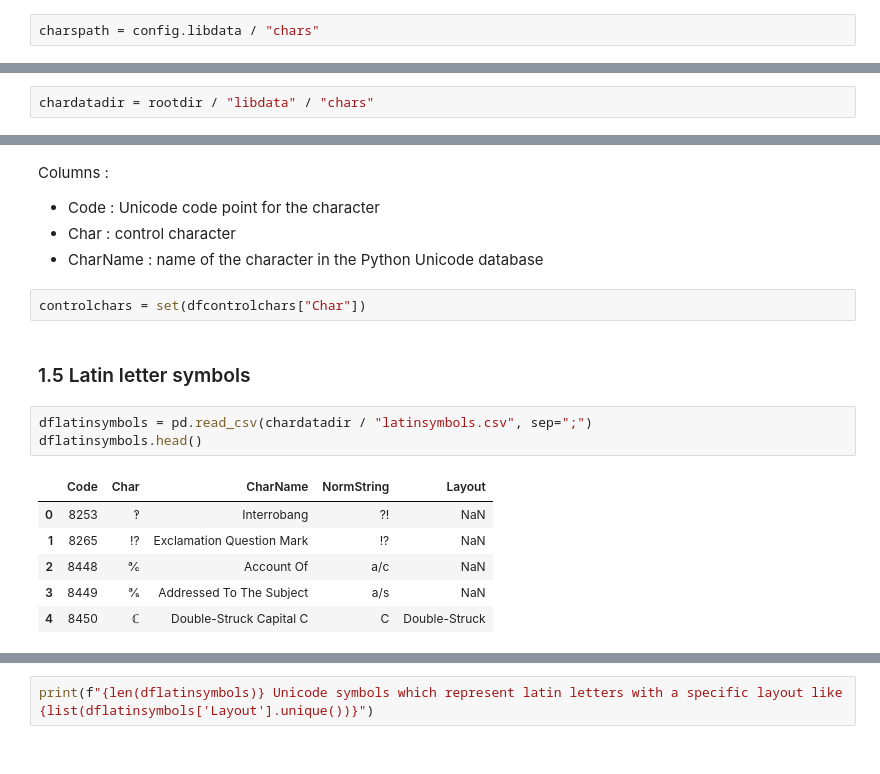
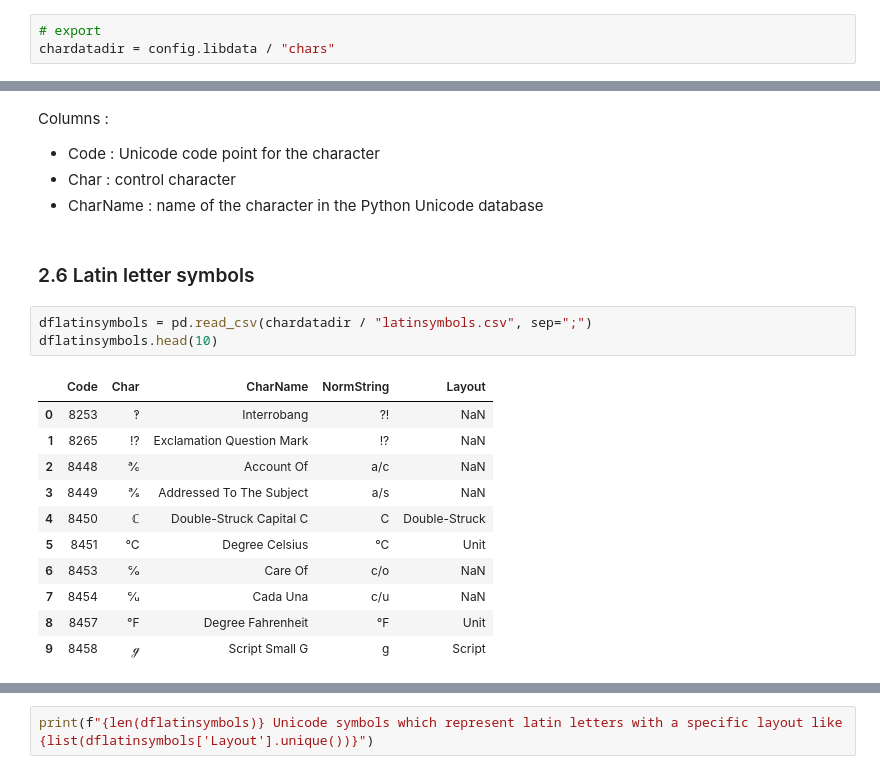
Before and after one commit to laurentprudhon/frenchtext, a Jupyter notebook: 02_chars.ipynb, the cells around one changed output, grey strips where cells are left out. Cells and saved outputs as stored; diff of their text form.

```diff
--- a/02_chars.ipynb
+++ b/02_chars.ipynb
@@ -22,5 +23,6 @@ from frenchtext.core import *
 # %% [markdown]
 The config object from frenchtext.core defines the directory where the character normalization tables are located :
 # %%
-charspath = config.libdata / "chars"
+# export
+chardatadir = config.libdata / "chars"
 # %%
@@ -37,2 +36,0 @@ cyrillic-greek-chars.csv  unicode_blocks.csv   windows1252-utf8-errors.csv
-# %%
-chardatadir = rootdir / "libdata" / "chars"
@@ -137,17 +341,20 @@ Columns :
 - Code : Unicode code point for the character
 - Char : control character
 - CharName : name of the character in the Python Unicode database
-# %%
-controlchars = set(dfcontrolchars["Char"])
 # %% [markdown]
-### 1.5 Latin letter symbols
+### 2.6 Latin letter symbols
 # %%
 dflatinsymbols = pd.read_csv(chardatadir / "latinsymbols.csv", sep=";")
-dflatinsymbols.head()
+dflatinsymbols.head(10)
 # %% [output]
 |  | Code | Char | CharName | NormString | Layout |
 | 0 | 8253 | ‽ | Interrobang | ?! | NaN |
 | 1 | 8265 | ⁉ | Exclamation Question Mark | !? | NaN |
 | 2 | 8448 | ℀ | Account Of | a/c | NaN |
 | 3 | 8449 | ℁ | Addressed To The Subject | a/s | NaN |
 | 4 | 8450 | ℂ | Double-Struck Capital C | C | Double-Struck |
+| 5 | 8451 | ℃ | Degree Celsius | °C | Unit |
+| 6 | 8453 | ℅ | Care Of | c/o | NaN |
+| 7 | 8454 | ℆ | Cada Una | c/u | NaN |
+| 8 | 8457 | ℉ | Degree Fahrenheit | °F | Unit |
+| 9 | 8458 | ℊ | Script Small G | g | Script |
```
Also changed, not shown: parts of 118 cells of this notebook, 6 other files.
